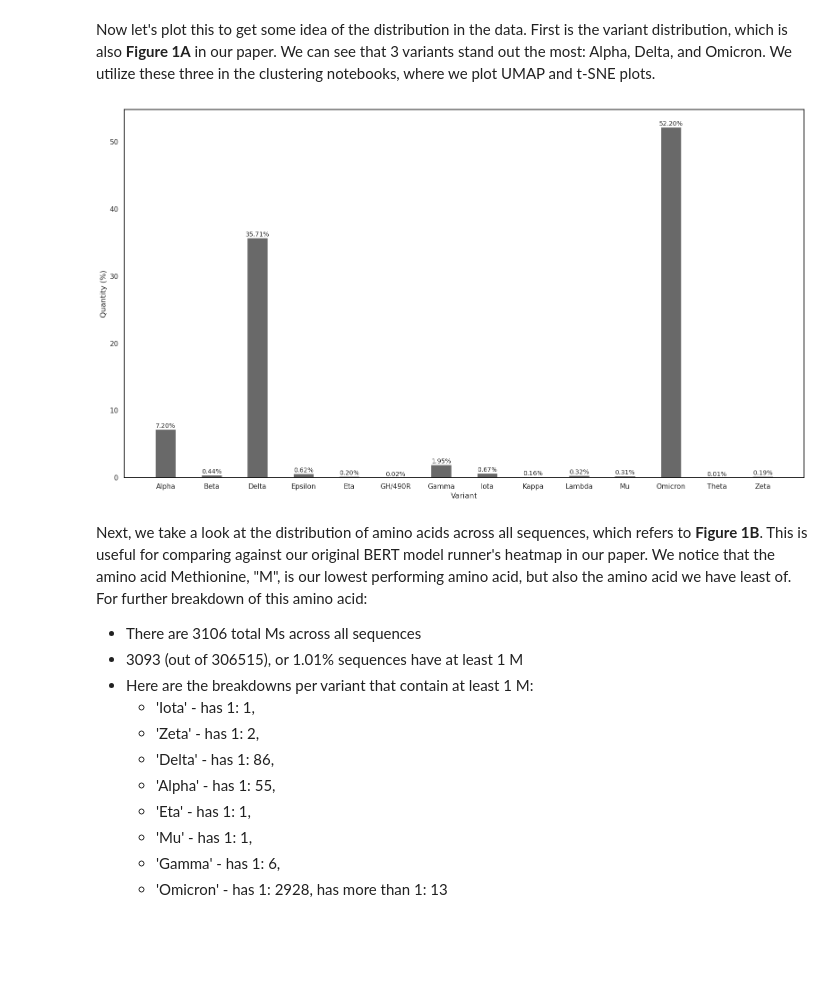
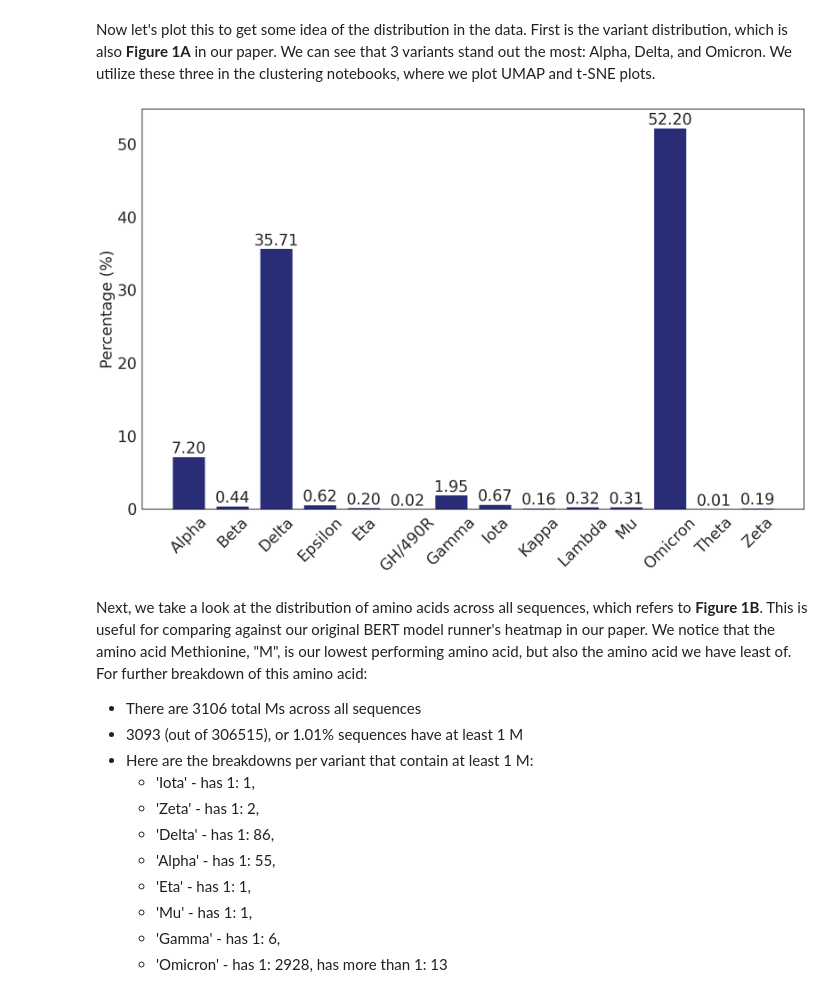
Before and after one commit to hubin-keio/Spike_NLP, a Jupyter notebook: notebooks/data_processing_notes.ipynb, the cells around one changed output. Saved outputs shown, nothing was run; the diff lists cells and outputs as text; code cells hidden in the pictures; blank space fills up the shorter version.

```diff
--- a/notebooks/data_processing_notes.ipynb
+++ b/notebooks/data_processing_notes.ipynb
@@ -126,45 +126,47 @@ Now let's plot this to get some idea of the distribution in the data. First is t
 # %%
 def plot_variant_distribution(csv_file:str):
     save_as = csv_file.replace('.csv', '_variant_percentage_distribution.pdf')
     df = pd.read_csv(csv_file, sep=',', header=0)
     all_variants = sorted(np.unique(df['variant']))
     variant_percentages = [(df['variant'] == variant).mean() * 100 for variant in all_variants]
 
     # Create a bar plot to visualize the distribution
     sns.set_theme()
     sns.set_context('talk')
     sns.set(style='white')
-    plt.figure(figsize=(16, 9))
+    plt.figure(figsize=(18, 12))
     plt.rcParams['font.family'] = 'sans-serif'
 
-    bar_width= 0.45
+    bar_width= 0.75
     x = np.arange(len(all_variants))
-    bars = plt.bar(x, variant_percentages, width=bar_width, color="dimgrey")
+    bars = plt.bar(x, variant_percentages, width=bar_width, color="#292d78ff")
 
     # Add bar labels
     for i, percentage in enumerate(variant_percentages):
-        plt.text(x[i], percentage, f'{percentage:.2f}%', ha='center', va='bottom', fontsize=10)
+        plt.text(x[i], percentage, f'{percentage:.2f}', ha='center', va='bottom', fontsize=28)
 
     # Remove grey grid background
     plt.grid(False)
     plt.gca().set_facecolor('none')
     for spine in plt.gca().spines.values():
         spine.set_visible(True)
         spine.set_color('black')
 
     #plt.title('Variant Distribution')
-    plt.xlabel('Variant')
-    plt.ylabel('Quantity (%)')
-    plt.xticks(x, all_variants)
+    fontsize = 28
+    # plt.xlabel('Variant', fontsize=fontsize)
+    plt.ylabel('Percentage (%)', fontsize=fontsize)
+    plt.xticks(x, all_variants, fontsize=fontsize, rotation=45)
+    plt.yticks(fontsize=fontsize)
     plt.style.use('ggplot')
     plt.tight_layout()
     plt.savefig(save_as, format='pdf')
     plt.show()
+
+merged_csv = os.path.join(data_dir, 'spikeprot0528.clean.uniq.noX.RBD_variants.csv')
+plot_variant_distribution(merged_csv)
+# %% [output]
+[figure, added]
-# %%
-merged_csv = os.path.join(data_dir, 'spikeprot0528.clean.uniq.noX.RBD_variants.csv')
-plot_variant_distribution(merged_csv)
-# %% [output]
-[figure, removed]
 # %% [markdown]
 Next, we take a look at the distribution of amino acids across all sequences, which refers to **Figure 1B**. This is useful for comparing against our original BERT model runner's heatmap in our paper. We notice that the amino acid Methionine, "M", is our lowest performing amino acid, but also the amino acid we have least of. For further breakdown of this amino acid:
 - There are 3106 total Ms across all sequences
```
Also changed, not shown: parts of 18 cells of this notebook, 39 other files.
